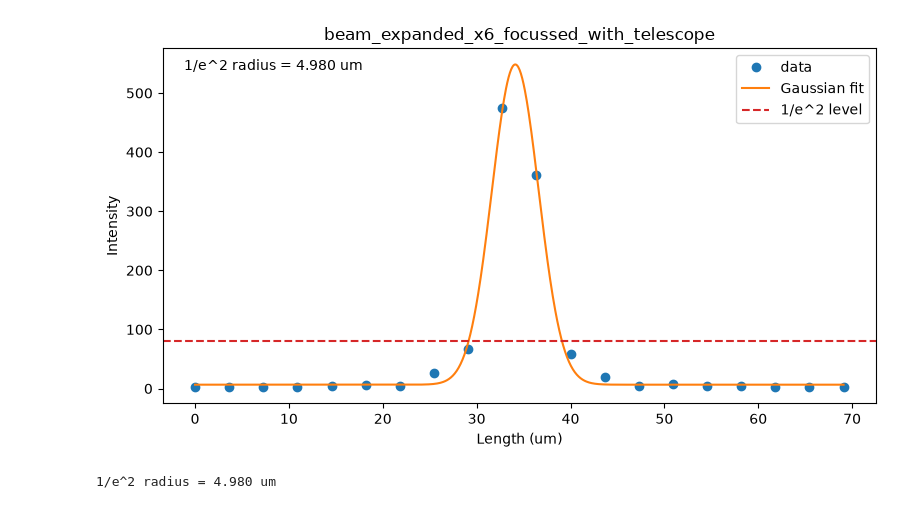
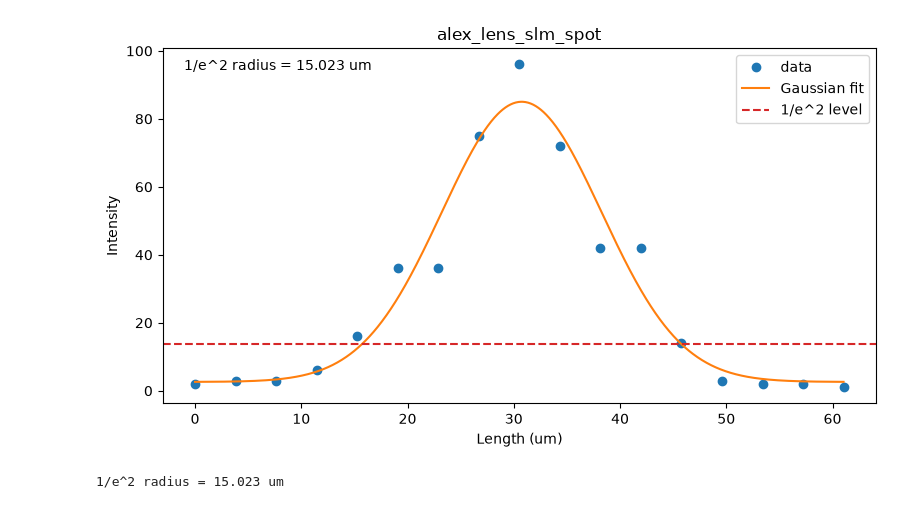
Before and after one commit to xcooke/slm, a Jupyter notebook: fit_gaussian.ipynb, the cells around one changed output. Cells and saved outputs as stored; diff of their text form; code cells hidden in the pictures.

```diff
--- a/fit_gaussian.ipynb
+++ b/fit_gaussian.ipynb
@@ -7,7 +7,7 @@ try:
 except ImportError:
     curve_fit = None
 
-file_path = "beam_profiles/beam_expanded_x6_focussed_with_telescope.csv"
+file_path = "beam_profiles/alex_lens_slm_spot.csv"
 
 data = np.genfromtxt(file_path, delimiter=",", skip_header=1, usecols=(0, 1))
 x = data[:, 0].astype(float)
@@ -45,32 +45,32 @@ else:
 
 amplitude, center, sigma, offset = params
 radius_1e2 = 2 * sigma
 
 x_fit = np.linspace(x.min(), x.max(), 1000)
 y_fit = gaussian(x_fit, *params)
 y_1e2 = offset + amplitude * np.exp(-2)
 
 fig, ax = plt.subplots(figsize=(8, 4.5))
 ax.plot(x, y, "o", label="data")
 ax.plot(x_fit, y_fit, "-", label="Gaussian fit")
 ax.axhline(y_1e2, color="C3", linestyle="--", linewidth=1.5, label="1/e^2 level")
 ax.set_xlabel("Length (um)")
 ax.set_ylabel("Intensity")
 ax.set_title(file_path.split("/")[-1].replace(".csv", ""))
 ax.legend()
 ax.text(
     0.03,
     0.97,
     f"1/e^2 radius = {radius_1e2:.3f} um",
     transform=ax.transAxes,
     va="top",
     ha="left",
     bbox={"boxstyle": "round", "facecolor": "white", "alpha": 0.8, "edgecolor": "none"},
 )
 fig.tight_layout()
 plt.show()
 
 print(f"1/e^2 radius = {radius_1e2:.3f} um")
 # %% [output]
-[figure, old version]
+[figure, new version]
-1/e^2 radius = 4.980 um
+1/e^2 radius = 15.023 um
```
Also changed, not shown: 5 other files.
